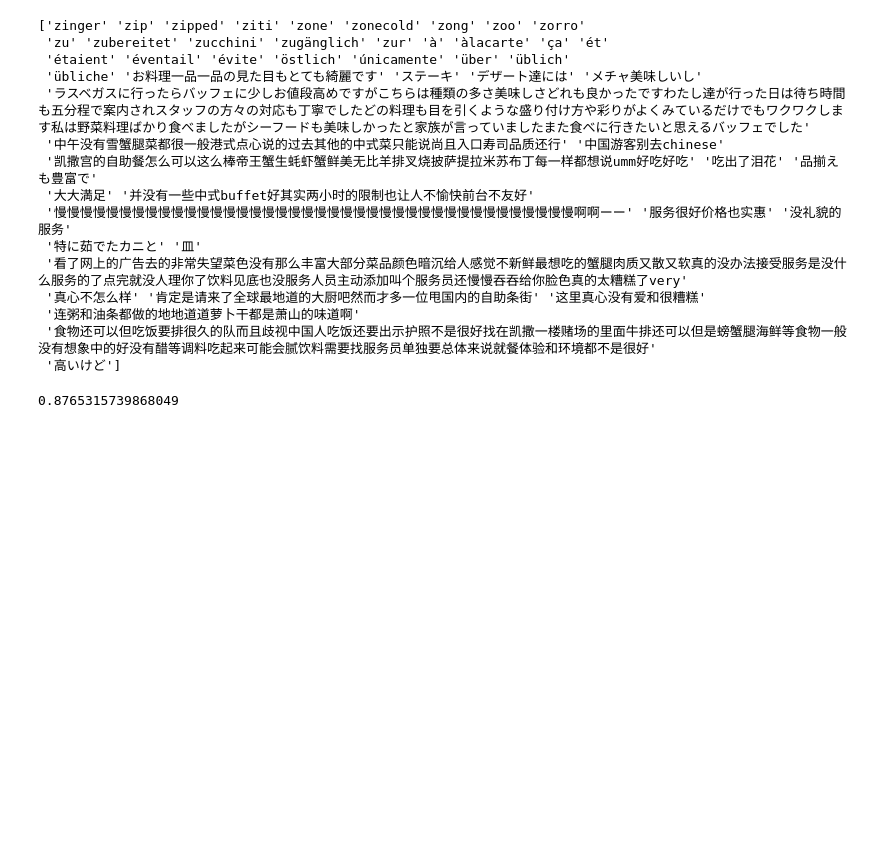
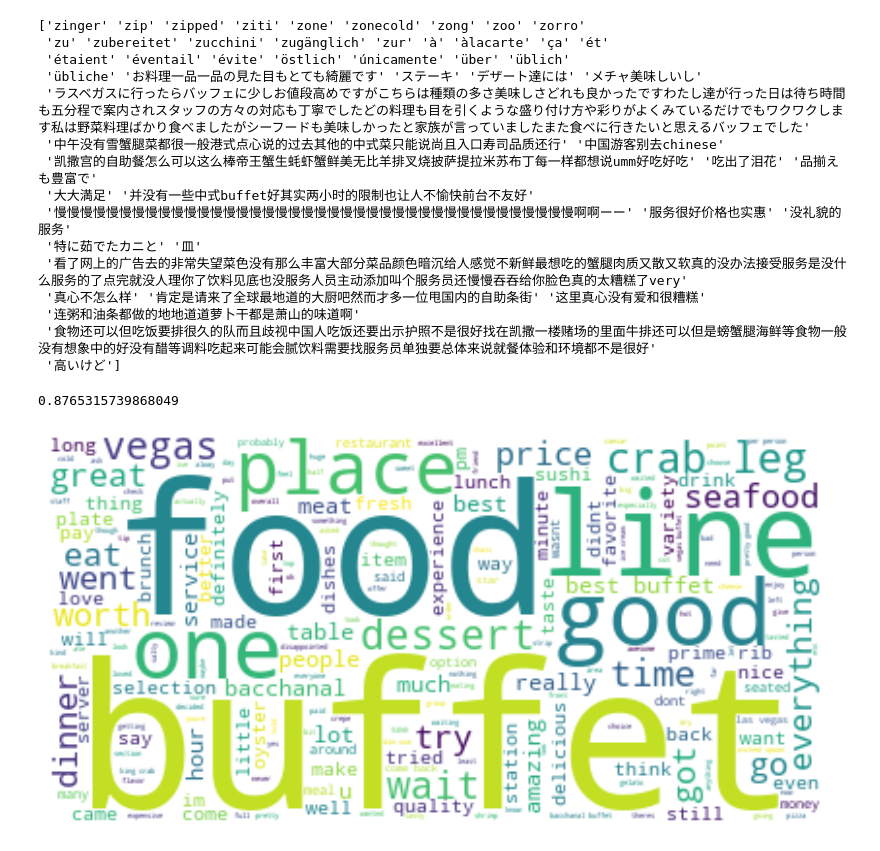
Before and after one commit to mmeliht/Artificial_Intelligence_Course, a Jupyter notebook: week4_homework/ NLP CLASSIFICATION & SENTIMENT ANALYSIS.ipynb, the cells around one changed output. Saved outputs shown, nothing was run; the diff lists cells and outputs as text; code cells hidden in the pictures; blank space fills up the shorter version.

Commit message:
## Word Cloud

```diff
--- a/week4_homework/ NLP CLASSIFICATION & SENTIMENT ANALYSIS.ipynb
+++ b/week4_homework/ NLP CLASSIFICATION & SENTIMENT ANALYSIS.ipynb
@@ -136,0 +145,12 @@ accuracy_score(y_test , tahmin)
+# %%
+def wc(data, color):
+    plt.figure(figsize=(10, 10))
+    wc = WordCloud(stopwords=STOPWORDS, background_color=color)
+    wc.generate(' '.join(data))
+    plt.imshow(wc, interpolation='bilinear')
+    plt.axis('off')
+    plt.show()
+# %%
+wc(df['text'] , 'white')
+# %% [output]
+[figure, added]
```
Also changed, not shown: parts of 2 cells of this notebook, 1 other file.
